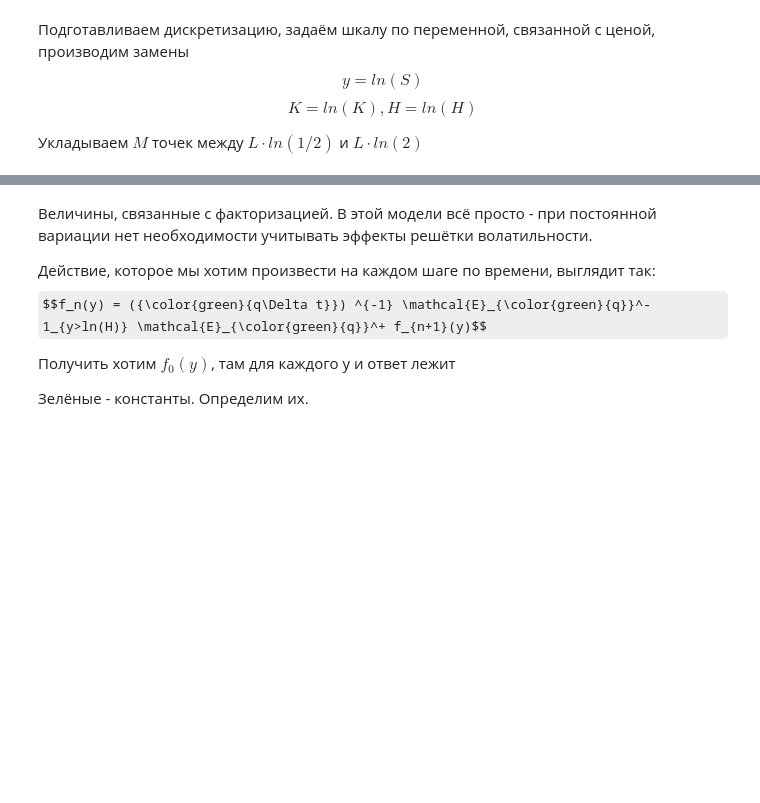
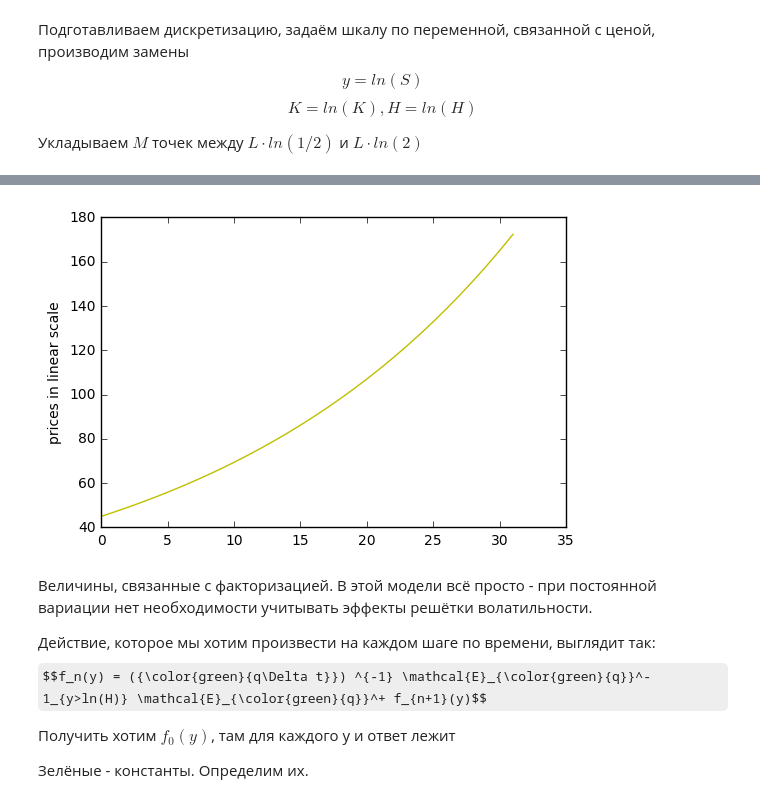
Before and after one commit to inwise/wh-barrier-python, a Jupyter notebook: BS, new mex factorization formulae.ipynb, the cells around one changed output, grey strips where cells are left out. Saved outputs shown, nothing was run; the diff lists cells and outputs as text; code cells hidden in the pictures; some formulas as TeX source; blank space fills up the shorter version.

```diff
--- a/BS, new mex factorization formulae.ipynb
+++ b/BS, new mex factorization formulae.ipynb
@@ -70,8 +75,14 @@ for p_elem_index in range(M):
 # %%
 original_prices_array = H_original * exp(y_space)
 # time discretization
-N = 100  # number_of_time_steps
+N = 1  # number_of_time_steps
 delta_t = T/N
+
+plt.plot(original_prices_array, color = 'y')
+plt.ylabel('prices in linear scale')
+plt.show()
+# %% [output]
+[figure, added]
 # %% [markdown]
 Величины, связанные с факторизацией. В этой модели всё просто - при постоянной вариации нет необходимости учитывать эффекты решётки волатильности.
 
```
Also changed, not shown: parts of 17 cells of this notebook.
